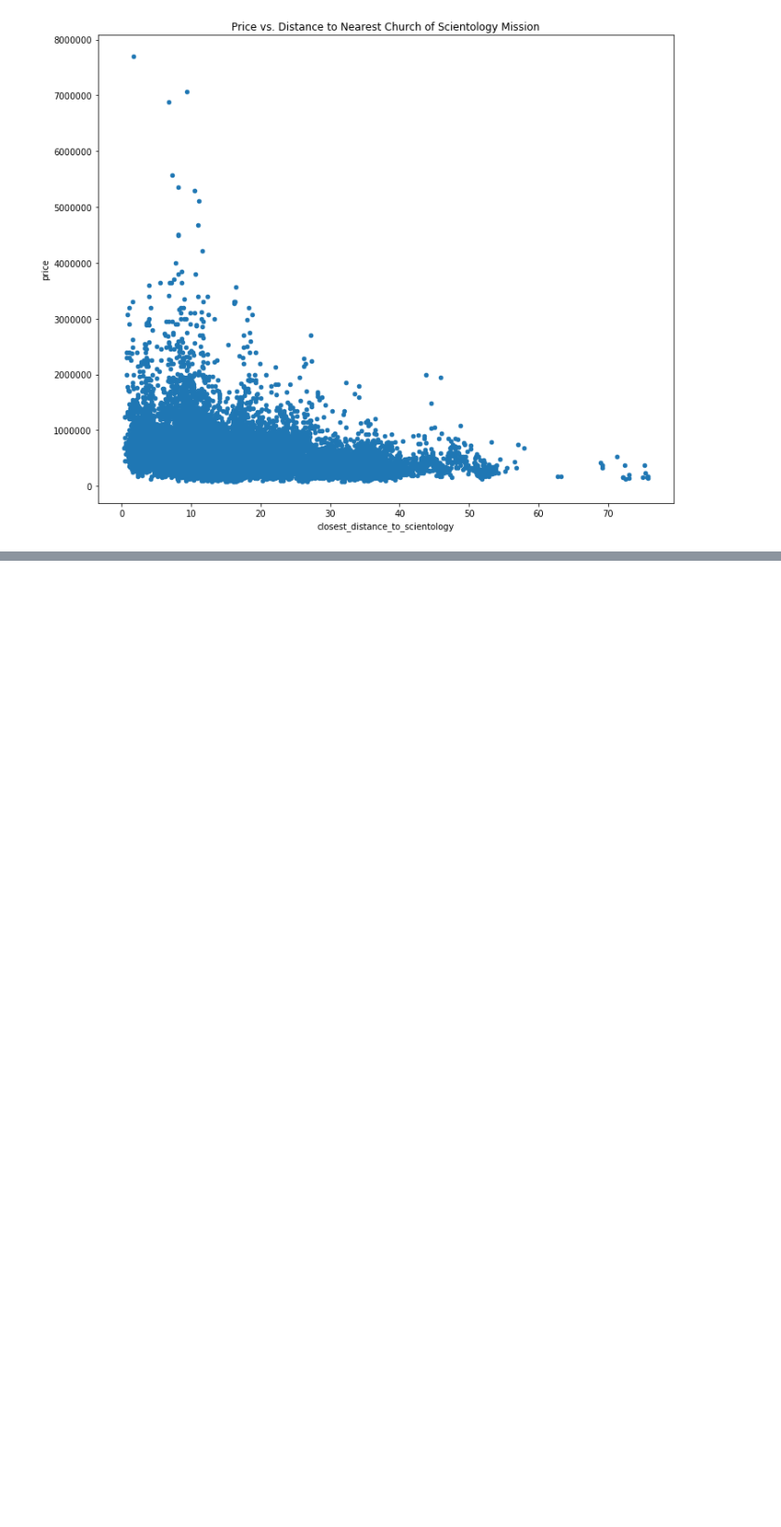
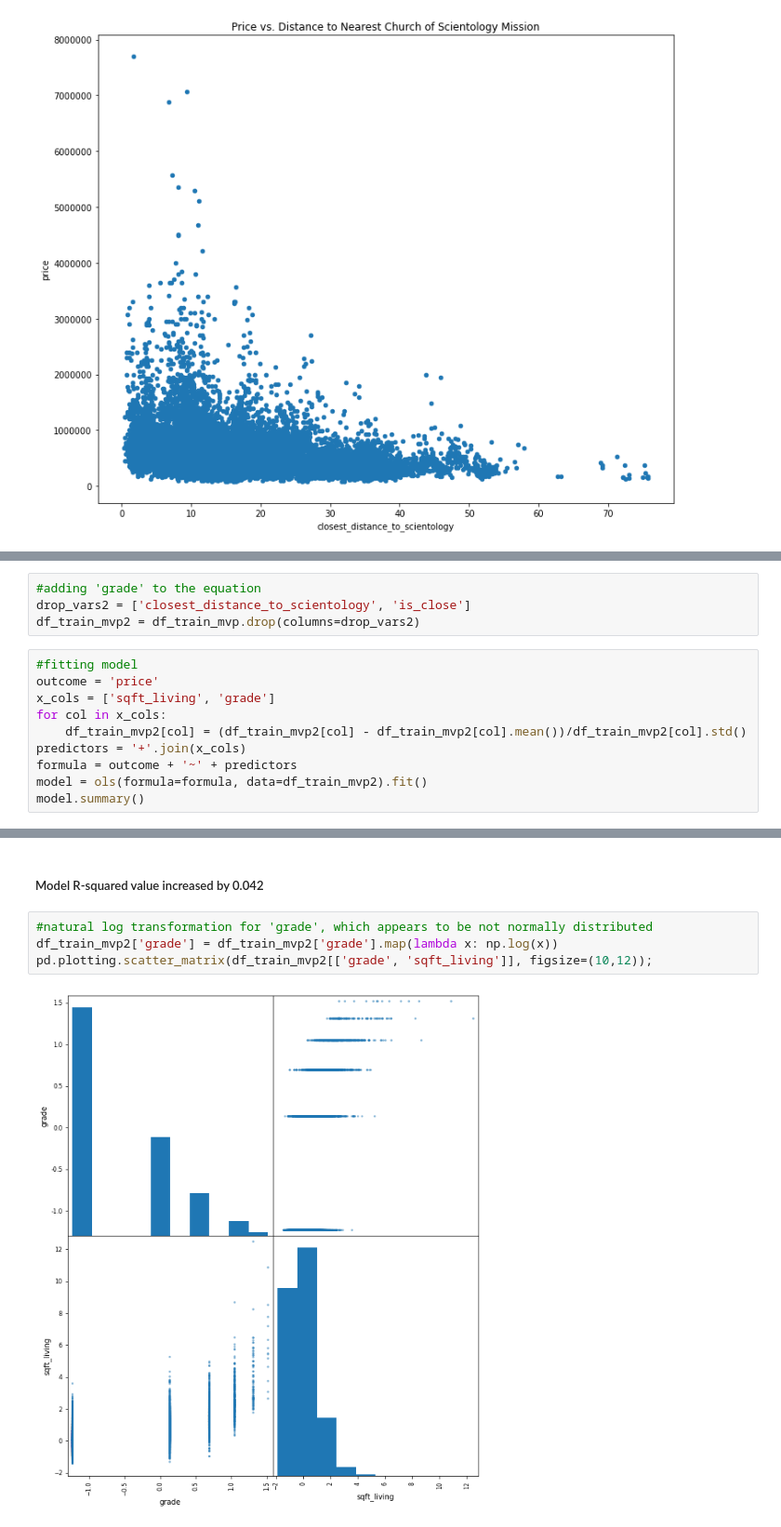
Before and after one commit to dtunnicliffe/house-price-regression-project, a Jupyter notebook: student.ipynb, the cells around one changed output, grey strips where cells are left out. Shown at 93% size. Cells and saved outputs as stored; diff of their text form; blank space fills up the shorter version.

```diff
--- a/student.ipynb
+++ b/student.ipynb
@@ -240,0 +319,14 @@ plt.title("Price vs. Distance to Nearest Church of Scientology Mission");
+# %%
+#adding 'grade' to the equation
+drop_vars2 = ['closest_distance_to_scientology', 'is_close']
+df_train_mvp2 = df_train_mvp.drop(columns=drop_vars2)
+# %%
+#fitting model
+outcome = 'price'
+x_cols = ['sqft_living', 'grade']
+for col in x_cols:
+    df_train_mvp2[col] = (df_train_mvp2[col] - df_train_mvp2[col].mean())/df_train_mvp2[col].std()
+predictors = '+'.join(x_cols)
+formula = outcome + '~' + predictors
+model = ols(formula=formula, data=df_train_mvp2).fit()
+model.summary()
@@ -240,0 +354,8 @@ plt.title("Price vs. Distance to Nearest Church of Scientology Mission");
+# %% [markdown]
+##### Model R-squared value increased by 0.042
+# %%
+#natural log transformation for 'grade', which appears to be not normally distributed
+df_train_mvp2['grade'] = df_train_mvp2['grade'].map(lambda x: np.log(x))
+pd.plotting.scatter_matrix(df_train_mvp2[['grade', 'sqft_living']], figsize=(10,12));
+# %% [output]
+[figure, added]
```
Also changed, not shown: parts of 27 cells of this notebook.
